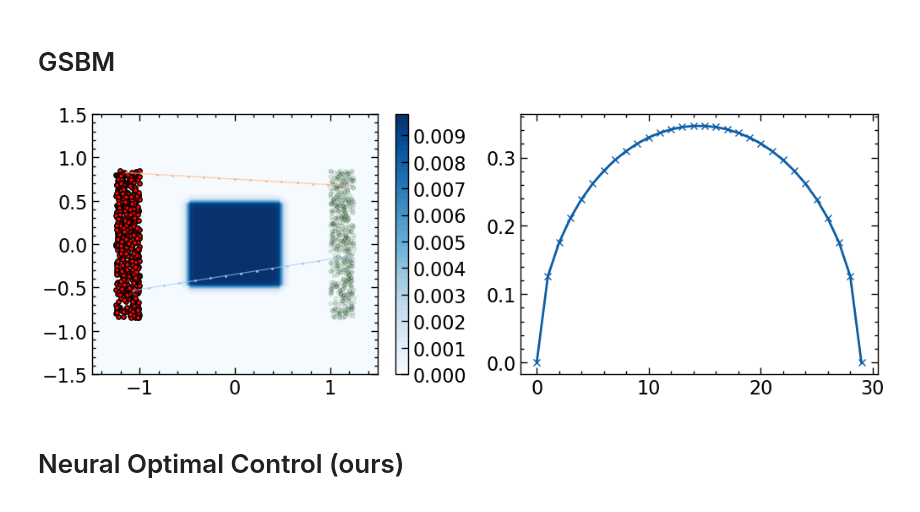
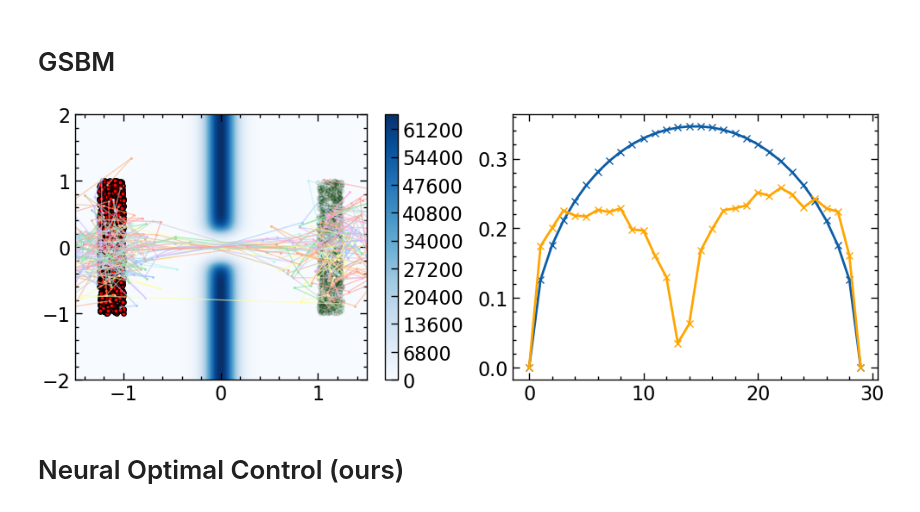
Before and after one commit to skylooop/ott, a Jupyter notebook: docs/tutorials/neural/500_NOCC.ipynb, the cells around one changed output. Drawn from its saved outputs; the diff is of its cells as text; code cells hidden in the pictures.

Commit message:
working gsbm

```diff
--- a/docs/tutorials/neural/500_NOCC.ipynb
+++ b/docs/tutorials/neural/500_NOCC.ipynb
@@ -100,36 +98,39 @@ plt.tight_layout()
 # %%
 from ott.neural.methods.gsbm import GSBM
 
-potential = BoxPotential().get_annealed_params(t=0.85)
-potential_data_loader = iter(potential.sampler_func(batch_size=512))
+potential = SlitPotential()#.get_annealed_params(0.5) #DrunkernSpider
+potential_data_loader = iter(potential.sampler_func(batch_size=1024))
 x0 = next(potential_data_loader)['src_lin']
 x1 = next(potential_data_loader)['tgt_lin']
 
-gsbm = GSBM.create(potential=potential)._initialize(x0, x1, GLOBAL_KEY)
+gsbm = GSBM.create(potential=potential, lr_mean=0.2, lr_gamma=0.1, T_mean=15, T_gamma=30)._initialize(x0, x1, GLOBAL_KEY)
 init_gammas = gsbm.get_final_gammas()
 init_means = gsbm.get_final_xt()
-# num_iterations=10_001
+num_iterations=10_001
 
-# gsbm = gsbm(gsbm, n_iters=num_iterations, rng=GLOBAL_KEY)
-# samples = gsbm.sample_xt(gsbm, jnp.linspace(0, 1, 20), params=gsbm.state.params, rng=GLOBAL_KEY)
-# final_gammas = gsbm.get_final_gammas()
+gsbm = gsbm(gsbm, n_iters=num_iterations, rng=GLOBAL_KEY)
+samples = gsbm.sample_xt(gsbm, jnp.linspace(0, 1, 20), params=gsbm.state.params, rng=GLOBAL_KEY).transpose(1, 0, 2)
+final_gammas = gsbm.get_final_gammas()
+final_means = gsbm.get_final_xt()
 # %%
 pi0 = next(potential_data_loader)['src_lin']
 pi1 = next(potential_data_loader)['tgt_lin']
 
 fig, ax = plt.subplots(ncols=2, figsize=(12, 4))
-fig, ax0 = plot_potential(potential=potential, fig=fig, ax=ax[0], invert_sign=False)
-draw_trajs(init_means[:, :2], ax=ax0)
+fig, ax0 = plot_potential(potential=potential, fig=fig, ax=ax[0], invert_sign=True)
+#draw_trajs(final_means[:, :25], ax=ax0)
+draw_trajs(samples[:, :25], ax=ax0)
 ax0.scatter(pi0[:,0], pi0[:, 1], c='red', alpha=1, s=15, edgecolors='black')
 ax0.scatter(pi1[:,0], pi1[:, 1], c='green', alpha=0.1, s=10, edgecolors='black')
+
 ax0.set_xlim(*potential.x_axes_bounds)
 ax0.set_ylim(*potential.y_axes_bounds)
 
 ax[1].plot(init_gammas[0], "-x")
-#ax[1].plot(final_gammas[0], "-x", c='orange')
+ax[1].plot(final_gammas[0], "-x", c='orange')
 plt.show()
 # %% [output]
-[figure, old version]
+[figure, new version]
 # %% [markdown]
 # Neural Optimal Control (ours)
 # %%
```
Also changed, not shown: parts of 2 cells of this notebook, 3 other files.
